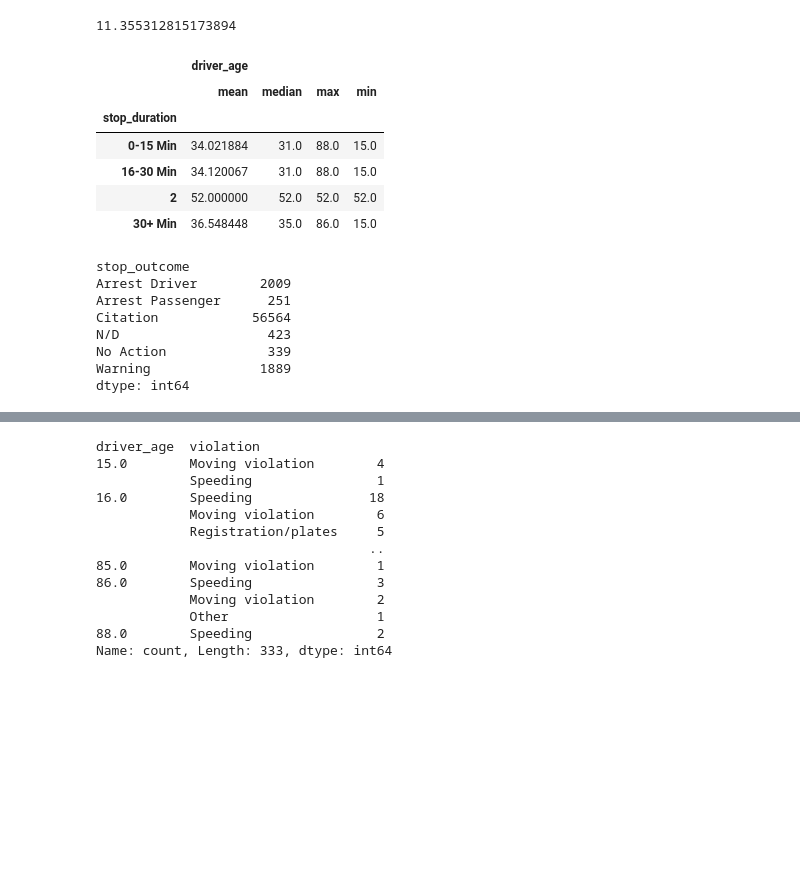
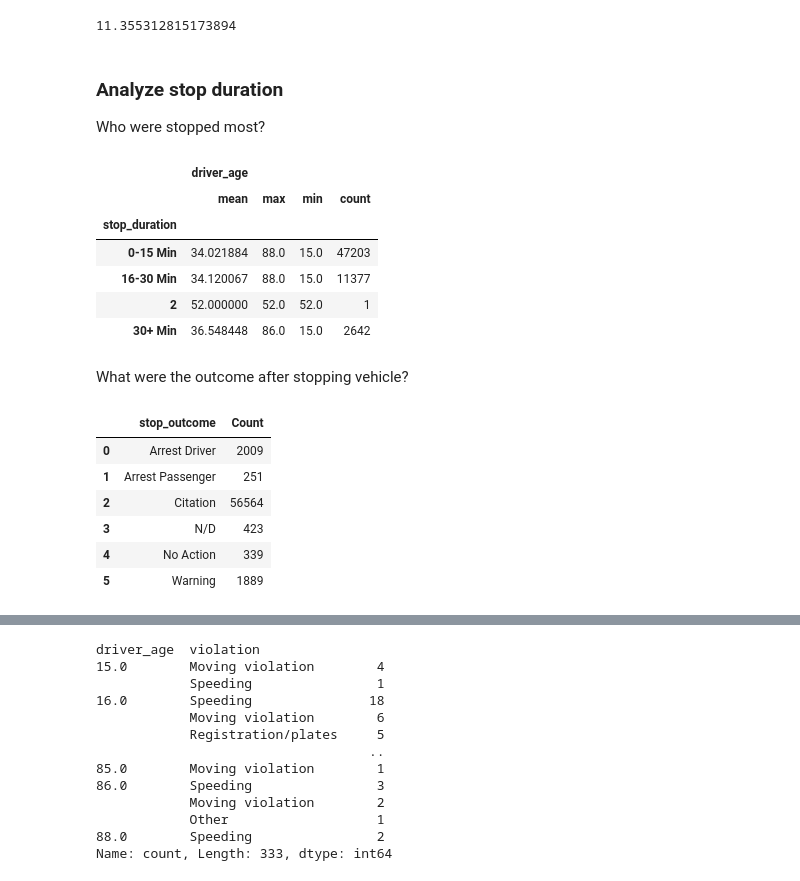
Before and after one commit to Aayush-Basnet/Data-Analysis-Project, a Jupyter notebook: Project 03- Data Analysis of Police Report.ipynb, the cells around one changed output, grey strips where cells are left out. Saved outputs shown, nothing was run; the diff lists cells and outputs as text; code cells hidden in the pictures; blank space fills up the shorter version.

Commit message:
Police Report Analysis

```diff
--- a/Project 03- Data Analysis of Police Report.ipynb
+++ b/Project 03- Data Analysis of Police Report.ipynb
@@ -4,5 +13,5 @@ import numpy as np
 # %%
-df=pd.read_csv(r"C:\Users\Aayush\Documents\Python Learning\Data-set\3. Police Data.csv")
+df=pd.read_csv(r"C:\Users\Aayush\Downloads\3. Police Data.csv")
 df
 # %% [output]
 |  | stop_date | stop_time | country_name | driver_gender | driver_age_raw | driver_age | driver_race | ... |
@@ -81,8 +92,8 @@ dtype: int64
 # %%
 # Removing useless column
 
-# df=df.drop(columns='country_name')
-#df = df.drop(columns='search_type')
+df=df.drop(columns='country_name')
+df = df.drop(columns='search_type')
 df
 # %% [output]
 |  | stop_date | stop_time | driver_gender | driver_age_raw | driver_age | driver_race | violation_raw | ... |
@@ -193,27 +246,31 @@ df
 df['stop_duration'].mean()
 # %% [output]
 11.355312815173894
+# %% [markdown]
+### Analyze stop duration
+
+Who were stopped most?
 # %%
-# Analyze stop duration
-stop_duration_stats = df.groupby('stop_duration').agg({'driver_age':['mean','median','max','min']})
+stop_duration_stats = df.groupby('stop_duration').agg({'driver_age':['mean','max','min','count']})
 stop_duration_stats
 # %% [output]
 |  | driver_age |  |  |  |
-|  | mean | median | max | min |
+|  | mean | max | min | count |
 | stop_duration |  |  |  |  |
-| 0-15 Min | 34.021884 | 31.0 | 88.0 | 15.0 |
-| 16-30 Min | 34.120067 | 31.0 | 88.0 | 15.0 |
-| 2 | 52.000000 | 52.0 | 52.0 | 52.0 |
-| 30+ Min | 36.548448 | 35.0 | 86.0 | 15.0 |
+| 0-15 Min | 34.021884 | 88.0 | 15.0 | 47203 |
+| 16-30 Min | 34.120067 | 88.0 | 15.0 | 11377 |
+| 2 | 52.000000 | 52.0 | 52.0 | 1 |
+| 30+ Min | 36.548448 | 86.0 | 15.0 | 2642 |
+# %% [markdown]
+What were the outcome after stopping vehicle?
 # %%
-stop_outcome_distribution = df.groupby('stop_outcome').size()
+stop_outcome_distribution = df.groupby('stop_outcome').size().reset_index(name='Count')
 stop_outcome_distribution
 # %% [output]
-stop_outcome
-Arrest Driver        2009
-Arrest Passenger      251
-Citation            56564
-N/D                   423
-No Action             339
-Warning              1889
-dtype: int64
+|  | stop_outcome | Count |
+| 0 | Arrest Driver | 2009 |
+| 1 | Arrest Passenger | 251 |
+| 2 | Citation | 56564 |
+| 3 | N/D | 423 |
+| 4 | No Action | 339 |
+| 5 | Warning | 1889 |
```
Also changed, not shown: parts of 25 cells of this notebook.
